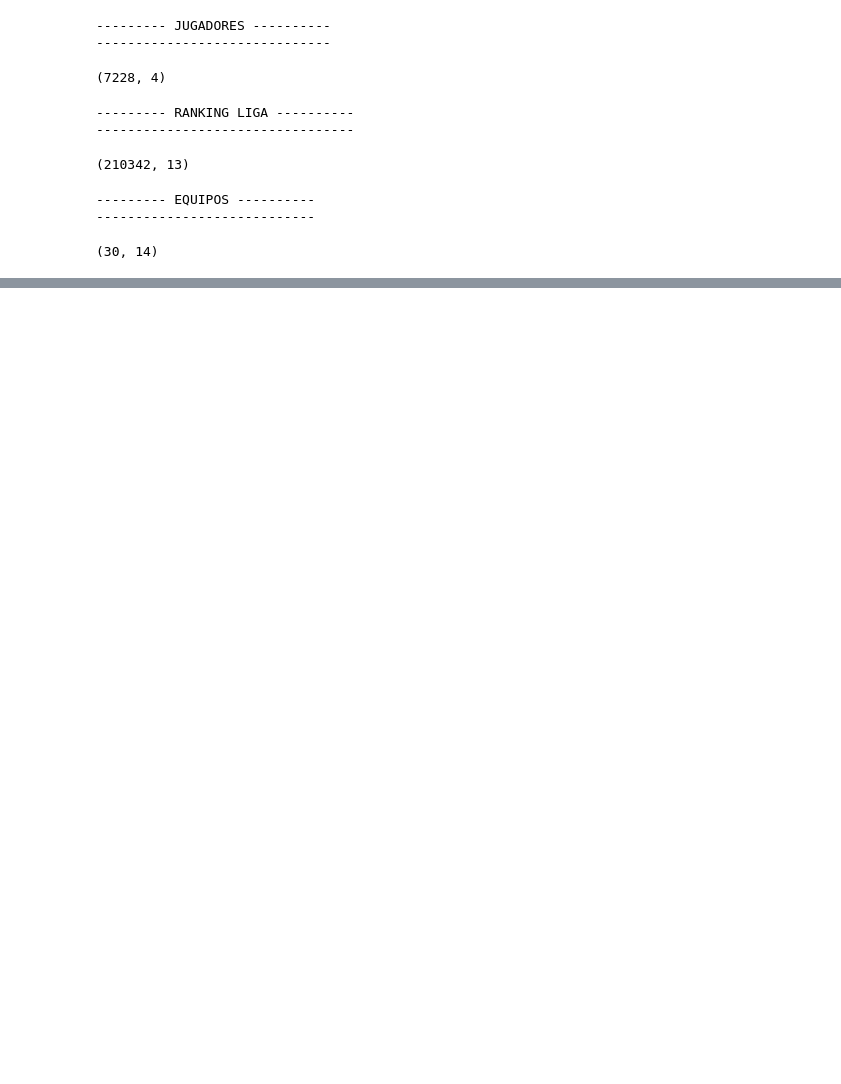
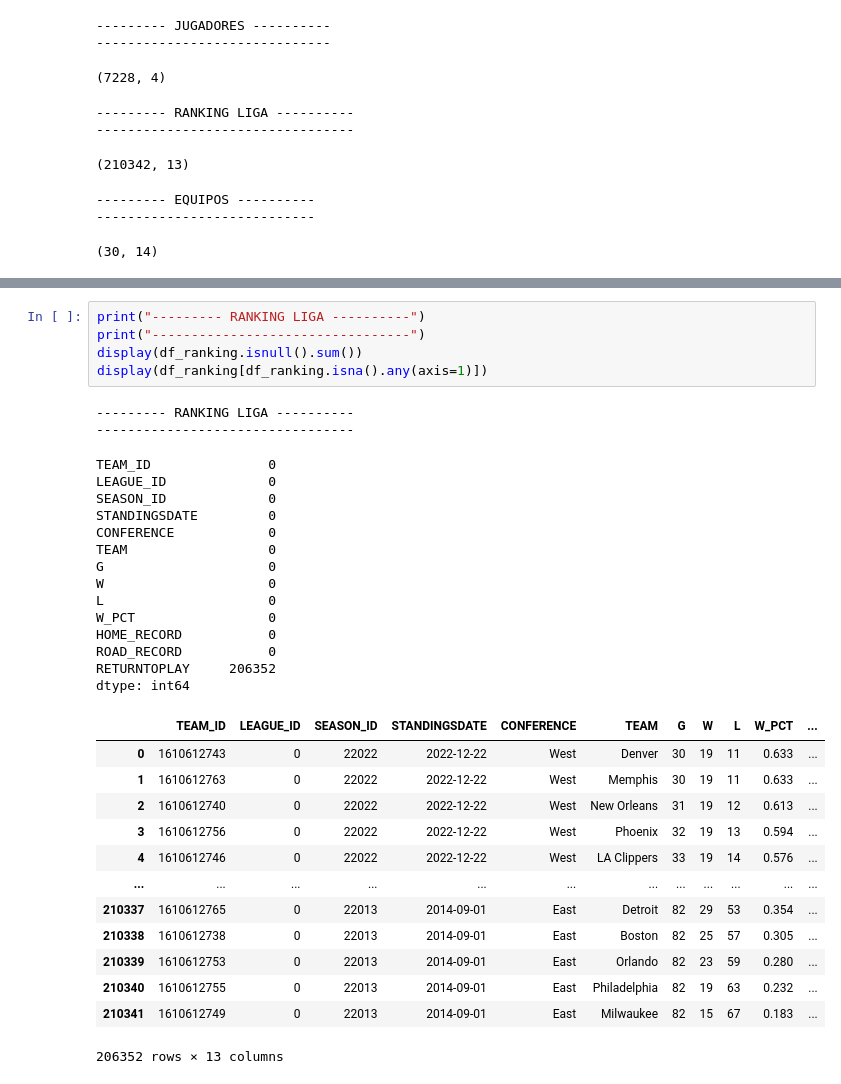
Before and after one commit to dcristobalhMad/ml-entrega2, a Jupyter notebook: _sources/entrega.ipynb, the cells around one changed output, grey strips where cells are left out. Cells and saved outputs as stored; diff of their text form; blank space fills up the shorter version.

```diff
--- a/_sources/entrega.ipynb
+++ b/_sources/entrega.ipynb
@@ -125,0 +316,35 @@ display(df_teams.shape)
+# %%
+print("--------- RANKING LIGA ----------")
+print("---------------------------------")
+display(df_ranking.isnull().sum())
+display(df_ranking[df_ranking.isna().any(axis=1)])
+# %% [output]
+--------- RANKING LIGA ----------
+---------------------------------
+TEAM_ID               0
+LEAGUE_ID             0
+SEASON_ID             0
+STANDINGSDATE         0
+CONFERENCE            0
+TEAM                  0
+G                     0
+W                     0
+L                     0
+W_PCT                 0
+HOME_RECORD           0
+ROAD_RECORD           0
+RETURNTOPLAY     206352
+dtype: int64
+|  | TEAM_ID | LEAGUE_ID | SEASON_ID | STANDINGSDATE | CONFERENCE | TEAM | G | W | L | W_PCT | ... |
+| 0 | 1610612743 | 0 | 22022 | 2022-12-22 | West | Denver | 30 | 19 | 11 | 0.633 | ... |
+| 1 | 1610612763 | 0 | 22022 | 2022-12-22 | West | Memphis | 30 | 19 | 11 | 0.633 | ... |
+| 2 | 1610612740 | 0 | 22022 | 2022-12-22 | West | New Orleans | 31 | 19 | 12 | 0.613 | ... |
+| 3 | 1610612756 | 0 | 22022 | 2022-12-22 | West | Phoenix | 32 | 19 | 13 | 0.594 | ... |
+| 4 | 1610612746 | 0 | 22022 | 2022-12-22 | West | LA Clippers | 33 | 19 | 14 | 0.576 | ... |
+| ... | ... | ... | ... | ... | ... | ... | ... | ... | ... | ... | ... |
+| 210337 | 1610612765 | 0 | 22013 | 2014-09-01 | East | Detroit | 82 | 29 | 53 | 0.354 | ... |
+| 210338 | 1610612738 | 0 | 22013 | 2014-09-01 | East | Boston | 82 | 25 | 57 | 0.305 | ... |
+| 210339 | 1610612753 | 0 | 22013 | 2014-09-01 | East | Orlando | 82 | 23 | 59 | 0.280 | ... |
+| 210340 | 1610612755 | 0 | 22013 | 2014-09-01 | East | Philadelphia | 82 | 19 | 63 | 0.232 | ... |
+| 210341 | 1610612749 | 0 | 22013 | 2014-09-01 | East | Milwaukee | 82 | 15 | 67 | 0.183 | ... |
+206352 rows × 13 columns
```
Also changed, not shown: parts of 8 cells of this notebook, 2 other files.
